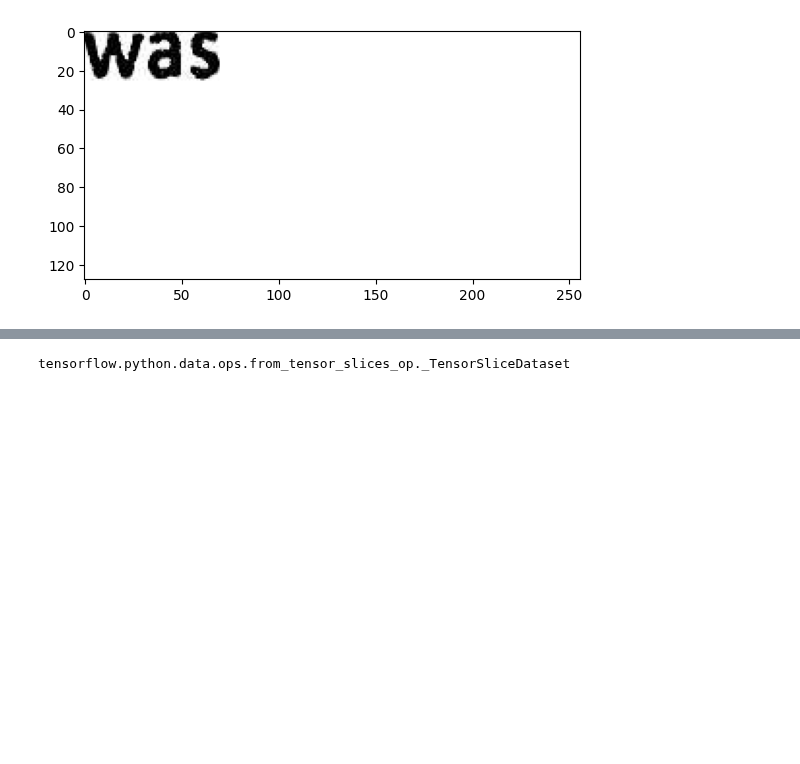
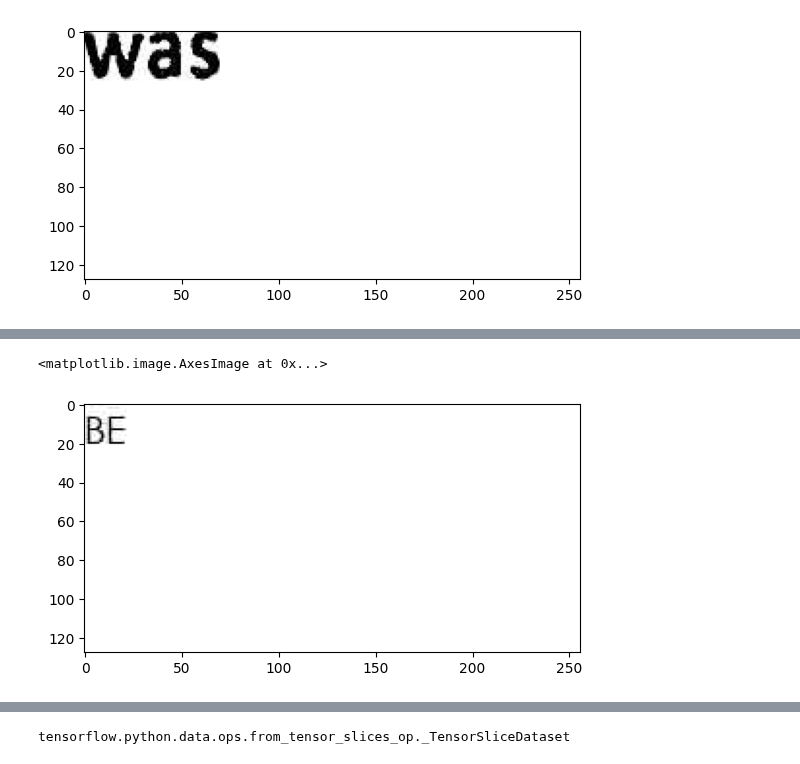
Before and after one commit to msommerfe/CAS_Applied_Data_Science, a Jupyter notebook: CAS_Final_Project/OCR_from_scratch.ipynb, the cells around one changed output, grey strips where cells are left out. Drawn from its saved outputs; the diff is of its cells as text; code cells hidden in the pictures; blank space fills up the shorter version.

```diff
--- a/CAS_Final_Project/OCR_from_scratch.ipynb
+++ b/CAS_Final_Project/OCR_from_scratch.ipynb
@@ -58,10 +61,8 @@ def num_to_label(num):
 # %%
 #Scales the width if the image to max_width. Only if the high after scaling to max_width is higher than max_hight, only the hight will be scaled down to max_hight
 # Expacts gray scale Images
-def preprocess(img):
-
+def resize_to_desired_shape(img):
     (h, w) = img.shape
-
 
     #Scale all Images down that image width is max_width
     scaleFactor = MAX_WIDTH / w
@@ -81,12 +82,21 @@ def preprocess(img):
     final_img[:h, :w] = img
     return final_img
 
-imgPath = os.path.join(ImgFolder, "11.png")
+imgPath = os.path.join(IMG_FOLDER, "11.png")
 image = cv2.imread(imgPath, cv2.IMREAD_GRAYSCALE)
 print(image.shape)
 
-plt.imshow(preprocess(image),cmap='gray')
+plt.imshow(resize_to_desired_shape(image),cmap='gray')
 # %% [output]
 (26, 70)
 <matplotlib.image.AxesImage at 0x...>
 [figure]
+# %%
+def load_image_and_resize(imgPath):
+  entry = cv2.imread(imgPath,cv2.IMREAD_GRAYSCALE)
+  print("loaded:  " + imgPath)
+  return resize_to_desired_shape(entry)
+# %%
+# Add the total path to image name
+def make_total_path(imgName):
+  return IMG_FOLDER + imgName
@@ -93,36 +106,23 @@ plt.imshow(preprocess(image),cmap='gray')
 # %%
-import json
-import numpy as np
-from concurrent.futures import ThreadPoolExecutor
-
 #Reading the json {Image_filename, "test on Image"}
-with open('/content/drive/MyDrive/development/datasets/OCR_MNIST_Words/v011_labels_small.json') as f:
+with open(LABELS_JSON) as f:
     data = list(json.load(f).items())
 
 #Reduced to just 500, change it to all for real training
-keyVal = np.array(data[:500])
+keyVal = np.array(data[:3])
 y_all = keyVal[:,1]
-x_all_img_path = keyVal[:,0]
+x_all_img_file_name = keyVal[:,0]
 
-
-def load_image(imgName):
-  imgPath = ImgFolder+imgName
-  entry = cv2.imread(imgPath,cv2.IMREAD_GRAYSCALE)
-  print("loaded:  " + imgName)
-  return preprocess(entry)
-
+x_all_img_total_path = np.array([make_total_path(imgName) for imgName in x_all_img_file_name])
 
 
 #Reading all Images and put into a np array
 
 images = []
 with ThreadPoolExecutor() as executor:
-    results = executor.map(lambda path: load_image(path), x_all_img_path)
+    results = executor.map(lambda path: load_image_and_resize(path), x_all_img_total_path)
     for result in results:
         if result is not None:
             images.append(result)
 
 x_all = np.array(images)
-
-print(x_all.shape)
-print(type(x_all))
@@ -141,0 +133,5 @@ train_dataset = tf.data.Dataset.from_tensor_slices((x_all_img_total_path, y_all)
+# %%
+plt.imshow(x_all[0],cmap='gray')
+# %% [output]
+<matplotlib.image.AxesImage at 0x...>
+[figure, added]
```
Also changed, not shown: parts of 13 cells of this notebook.
